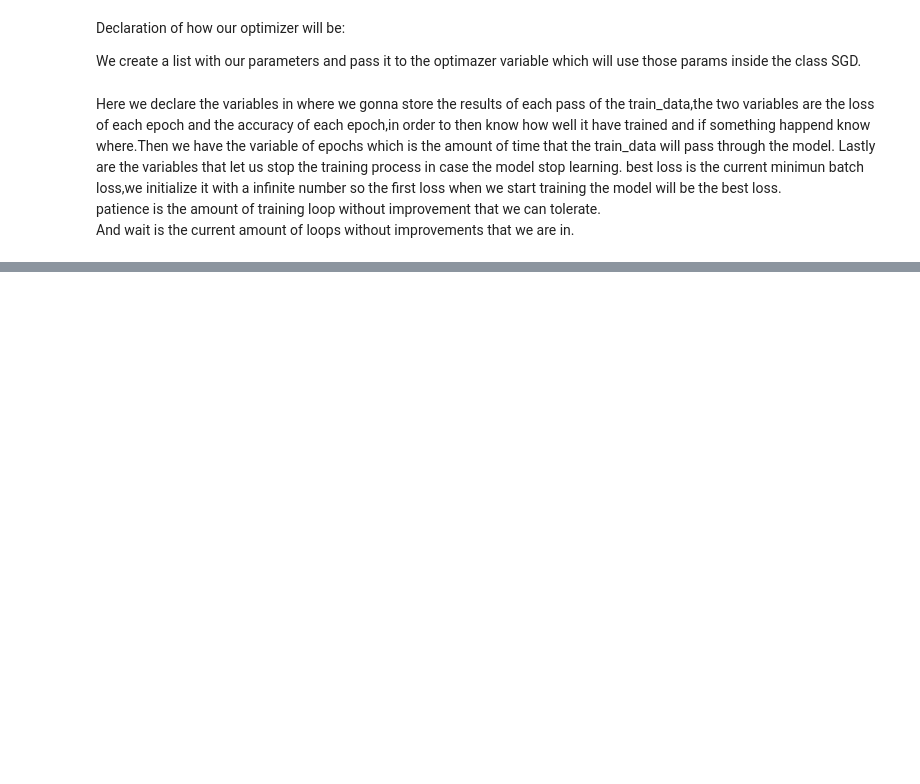
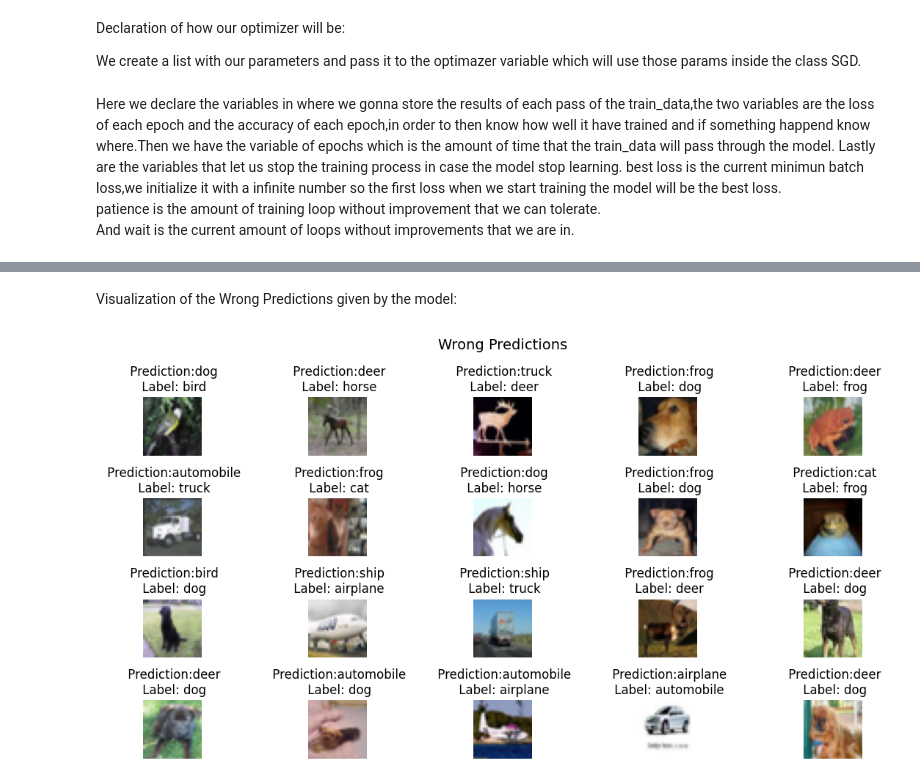
Before and after one commit to NvirAdan/CNN-CIFAR10, a Jupyter notebook: CNN.ipynb, the cells around one changed output, grey strips where cells are left out. Cells and saved outputs as stored; diff of their text form; code cells hidden in the pictures; blank space fills up the shorter version.

```diff
--- a/CNN.ipynb
+++ b/CNN.ipynb
@@ -630,0 +717,3 @@ np.savez(
+# %%
+testset = datasets.CIFAR10(root="./data",train=False,download=True,transform=transform)
+test_data = DataLoader(testset,batch_size=64,shuffle=True)
@@ -630,0 +722,12 @@ np.savez(
+# %%
+correct_predicts = 0
+total_samples = 0
+wrong_examples = []
+max_wrong_store = 20
+correct_examples = []
+max_correct_store = 10
+
+class_names = [
+    "airplane","automobile","bird","cat","deer",
+    "dog","frog","horse","ship","truck"
+]
@@ -630,0 +799,20 @@ np.savez(
+# %% [markdown]
+Visualization of the Wrong Predictions given by the model:
+# %%
+plt.figure(figsize=(12,6))
+
+
+for i,(img,true_label,pred_label) in enumerate(wrong_examples):
+    plt.subplot(4,5,i+1)
+
+    img = img.transpose(1,2,0)
+
+    plt.imshow(img)
+    plt.title(f" Prediction:{class_names[pred_label]}\n Label: {class_names[true_label]}")
+    plt.axis("off")
+
+plt.suptitle("Wrong Predictions",fontsize=14)
+plt.tight_layout()
+plt.show()
+# %% [output]
+[figure, added]
```
Also changed, not shown: parts of 18 cells of this notebook, 1 other file.
